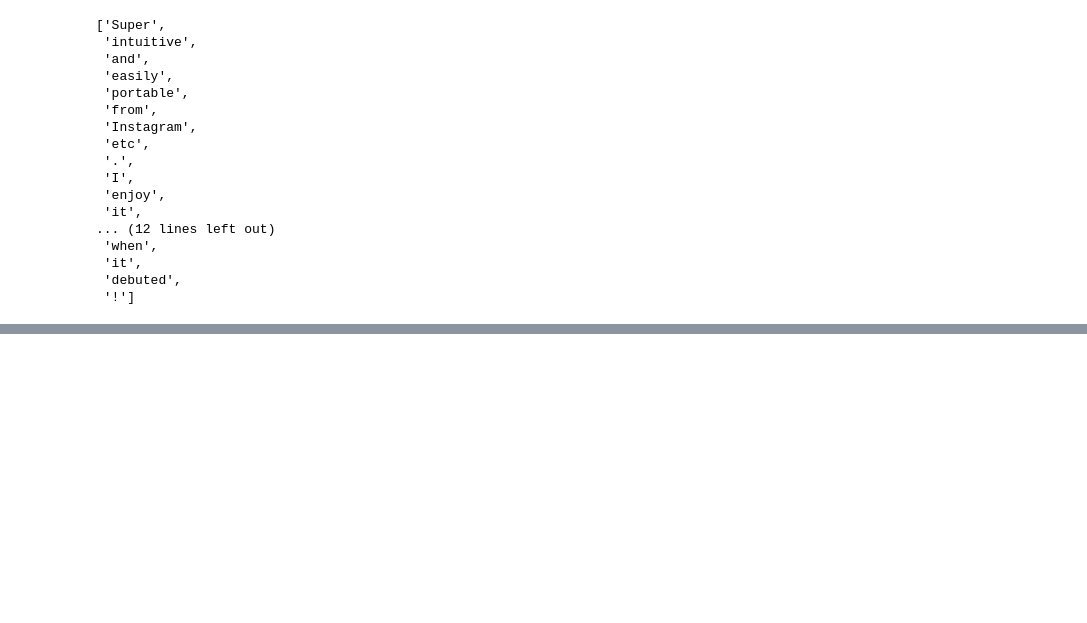
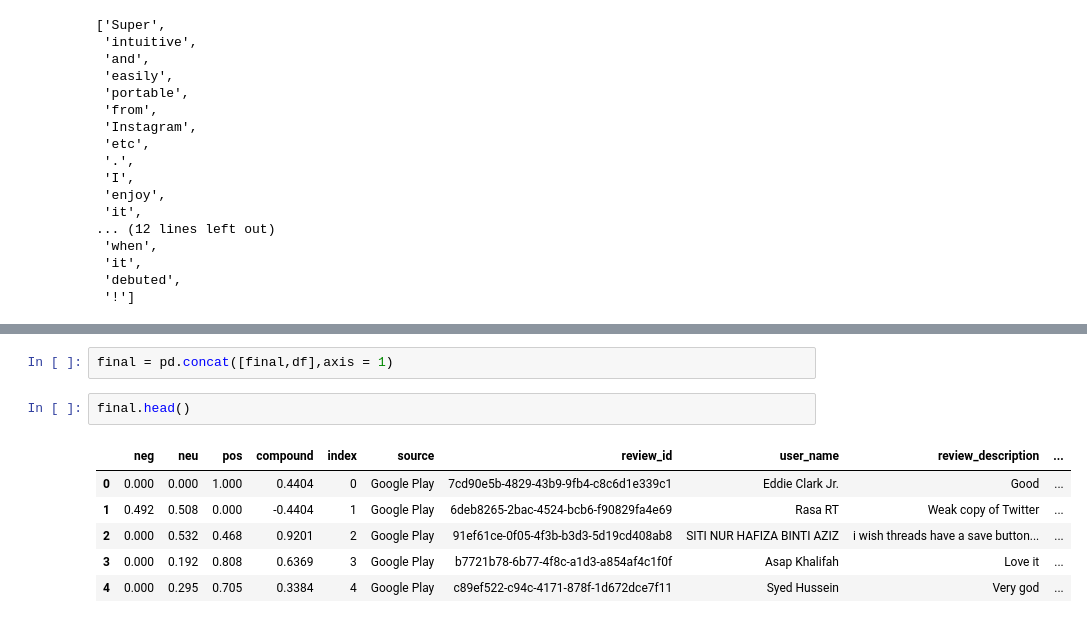
Before and after one commit to PulkitBxtra/CACSC17, a Jupyter notebook: Project/ThreadsSentimentAnalysis/ThreadsSentimentAnalysis.ipynb, the cells around one changed output, grey strips where cells are left out. Saved outputs shown, nothing was run; the diff lists cells and outputs as text; blank space fills up the shorter version.

```diff
--- a/Project/ThreadsSentimentAnalysis/ThreadsSentimentAnalysis.ipynb
+++ b/Project/ThreadsSentimentAnalysis/ThreadsSentimentAnalysis.ipynb
@@ -125,0 +184,11 @@ LookupError:
+# %%
+final = pd.concat([final,df],axis = 1)
+# %%
+final.head()
+# %% [output]
+|  | neg | neu | pos | compound | index | source | review_id | user_name | review_description | ... |
+| 0 | 0.000 | 0.000 | 1.000 | 0.4404 | 0 | Google Play | 7cd90e5b-4829-43b9-9fb4-c8c6d1e339c1 | Eddie Clark Jr. | Good | ... |
+| 1 | 0.492 | 0.508 | 0.000 | -0.4404 | 1 | Google Play | 6deb8265-2bac-4524-bcb6-f90829fa4e69 | Rasa RT | Weak copy of Twitter | ... |
+| 2 | 0.000 | 0.532 | 0.468 | 0.9201 | 2 | Google Play | 91ef61ce-0f05-4f3b-b3d3-5d19cd408ab8 | SITI NUR HAFIZA BINTI AZIZ | i wish threads have a save button... | ... |
+| 3 | 0.000 | 0.192 | 0.808 | 0.6369 | 3 | Google Play | b7721b78-6b77-4f8c-a1d3-a854af4c1f0f | Asap Khalifah | Love it | ... |
+| 4 | 0.000 | 0.295 | 0.705 | 0.3384 | 4 | Google Play | c89ef522-c94c-4171-878f-1d672dce7f11 | Syed Hussein | Very god | ... |
```
Also changed, not shown: parts of 13 cells of this notebook.
